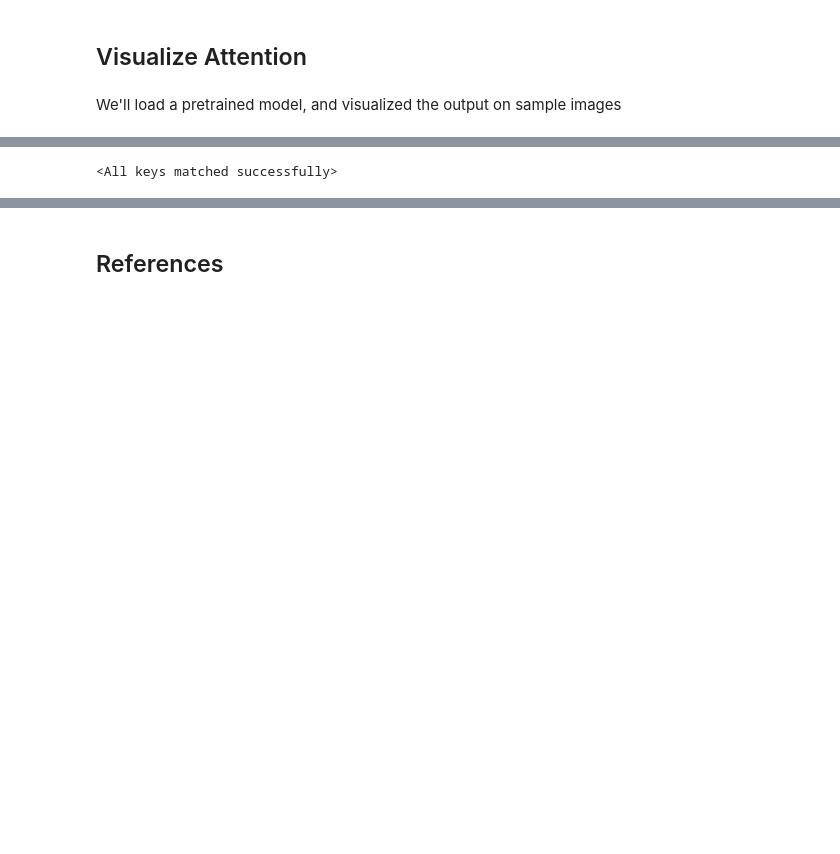
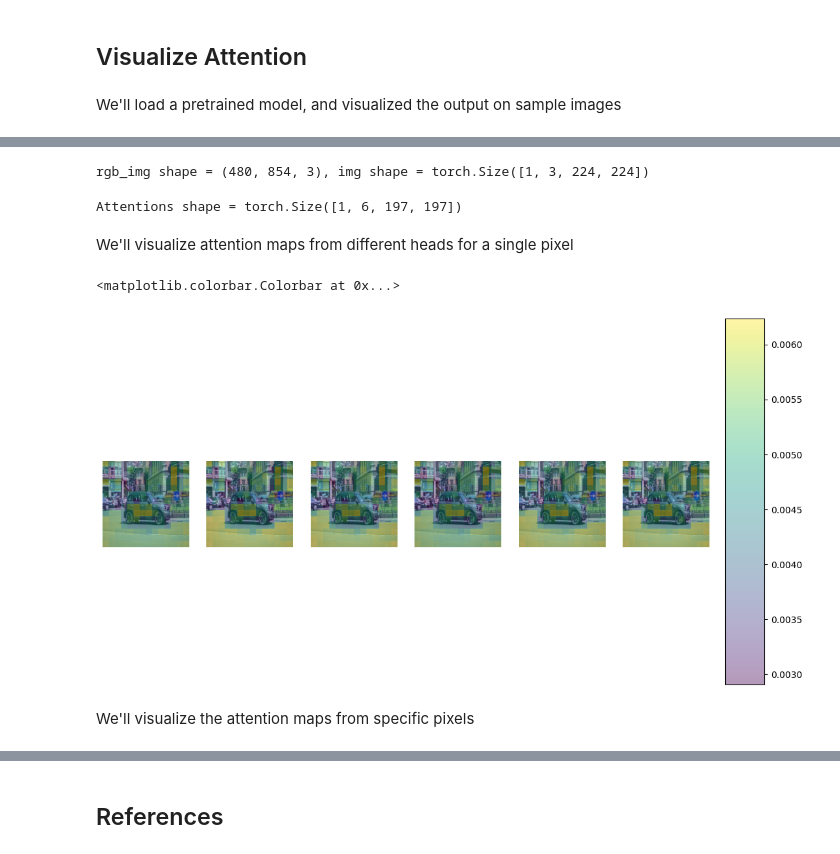
Before and after one commit to suryajayaraman/dl_blogs, a Jupyter notebook: VIT_101/notebooks/vision-transformer-vanilla.ipynb, the cells around one changed output, grey strips where cells are left out. Cells and saved outputs as stored; diff of their text form; code cells hidden in the pictures; blank space fills up the shorter version.

Commit message:
Updated visualisation

```diff
--- a/VIT_101/notebooks/vision-transformer-vanilla.ipynb
+++ b/VIT_101/notebooks/vision-transformer-vanilla.ipynb
@@ -249,4 +250,0 @@ state_dict = {k:v for k, v in state_dict.items() if 'head.' not in k}
-# %%
-vit.load_state_dict(state_dict, strict=False)
-# %% [output]
-<All keys matched successfully>
@@ -263,7 +267,7 @@ torch.save(state_dict, 'vit_small_16_dino_backbone.pth')
 # %%
-# transform = pth_transforms.Compose([
-#     pth_transforms.Resize([224, 224]),
-#     pth_transforms.ToTensor(),
-#     pth_transforms.Normalize((0.485, 0.456, 0.406), (0.229, 0.224, 0.225)),
-# ])
-# img = transform(img)
+from torchvision import transforms as pth_transforms
+transform = pth_transforms.Compose([
+    pth_transforms.ToTensor(),
+    pth_transforms.Resize([224, 224]),
+    pth_transforms.Normalize((0.485, 0.456, 0.406), (0.229, 0.224, 0.225)),
+])
@@ -330,0 +274,40 @@ import matplotlib.pyplot as plt
+# %%
+test_img_path = '00009.jpg'
+rgb_img, img, w_featmap, h_featmap = preprocess_image(test_img_path, patch_size=patch_size, tf=transform)
+scaled_rgb_image = cv2.resize(rgb_img, (224, 224), interpolation = cv2.INTER_LINEAR)
+print(f"rgb_img shape = {rgb_img.shape}, img shape = {img.shape}")
+# %% [output]
+rgb_img shape = (480, 854, 3), img shape = torch.Size([1, 3, 224, 224])
+# %%
+# get last stage attention
+with torch.no_grad():
+    img = img.to(device)
+    _, attentions = vit(img)
+
+# nh = number of heads
+nh = attentions.shape[1]
+print(f"Attentions shape = {attentions.shape}")
+# %% [output]
+Attentions shape = torch.Size([1, 6, 197, 197])
+# %% [markdown]
+We'll visualize attention maps from different heads for a single pixel
+# %%
+sample_attention = attentions[0, :, 0, 1:].reshape(nh, w_featmap, h_featmap)
+sample_attention = nn.functional.interpolate(sample_attention.unsqueeze(0), scale_factor=patch_size, mode="nearest")[0].cpu().numpy()
+
+import matplotlib.pyplot as plt
+fig, axes = plt.subplots(1, 6, figsize=(12,8))
+for i in range(6):
+    axes[i].imshow(scaled_rgb_image)
+    im = axes[i].imshow(sample_attention[i], alpha=0.4)
+    axes[i].axis('off')
+
+# add colorbar
+fig.subplots_adjust(right=0.9)
+cbar_ax = fig.add_axes([0.92, 0.15, 0.05, 0.7])
+fig.colorbar(im, cax=cbar_ax)
+# %% [output]
+<matplotlib.colorbar.Colorbar at 0x...>
+[figure, added]
+# %% [markdown]
+We'll visualize the attention maps from specific pixels
```
Also changed, not shown: parts of 32 cells of this notebook.
